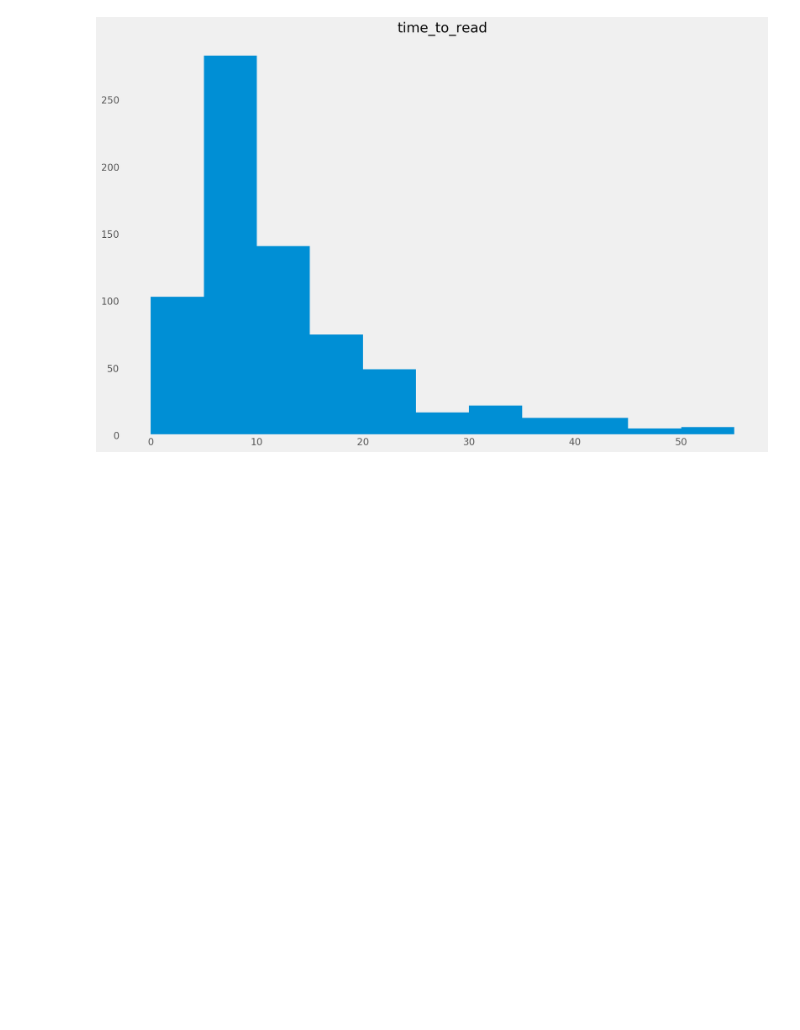
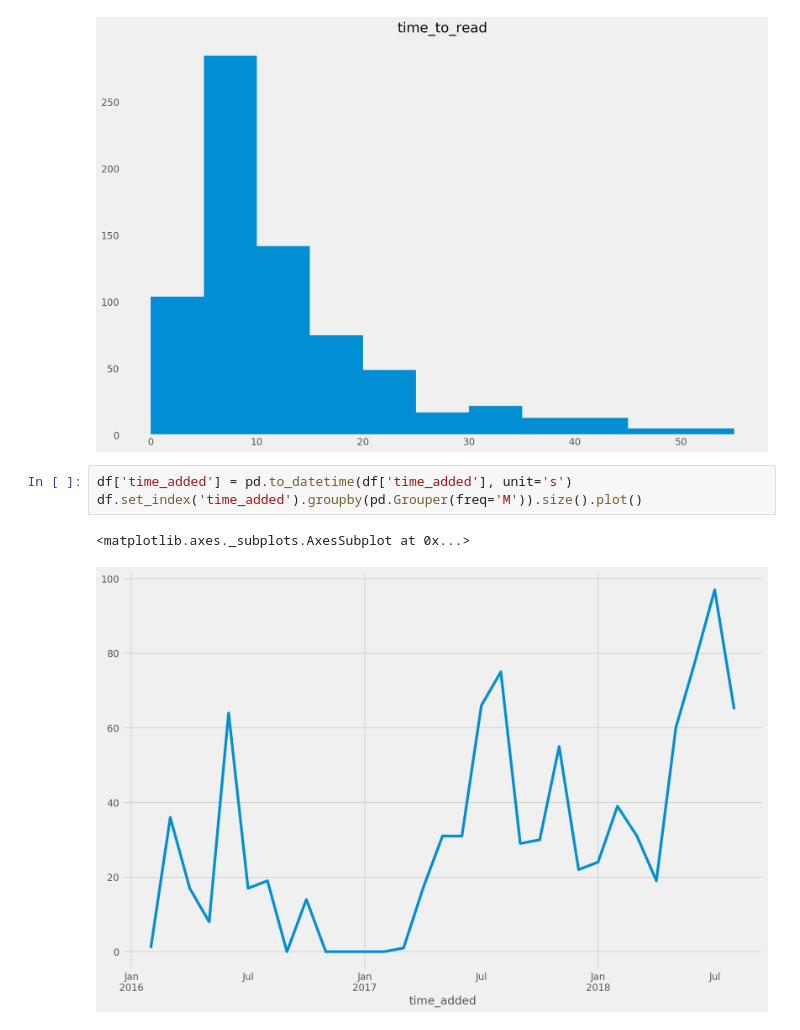
Before and after one commit to sbdzdz/pocket-stats, a Jupyter notebook: notebooks/analysis.ipynb, the cells around one changed output. Cells and saved outputs as stored; diff of their text form; blank space fills up the shorter version.

```diff
--- a/notebooks/analysis.ipynb
+++ b/notebooks/analysis.ipynb
@@ -38,3 +38,9 @@ df.loc[(df['time_to_read'] < 60)]\
 array([[<matplotlib.axes._subplots.AxesSubplot object at 0x...>]],
       dtype=object)
 [figure]
+# %%
+df['time_added'] = pd.to_datetime(df['time_added'], unit='s')
+df.set_index('time_added').groupby(pd.Grouper(freq='M')).size().plot()
+# %% [output]
+<matplotlib.axes._subplots.AxesSubplot at 0x...>
+[figure, added]
```
